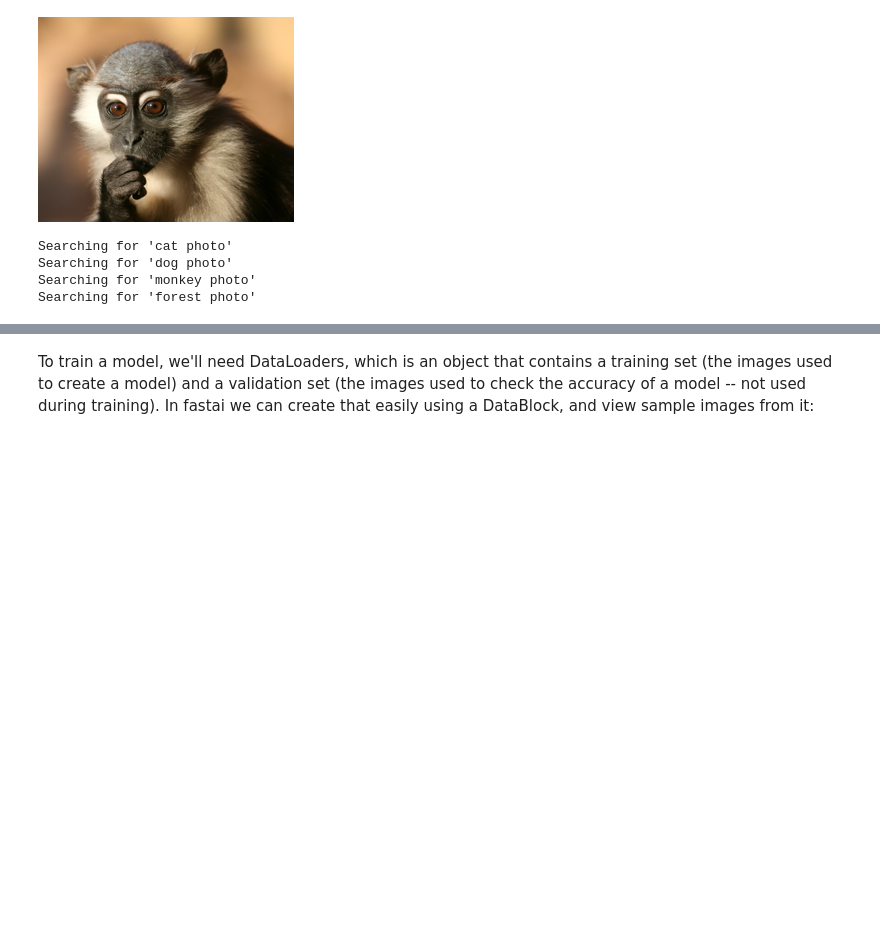
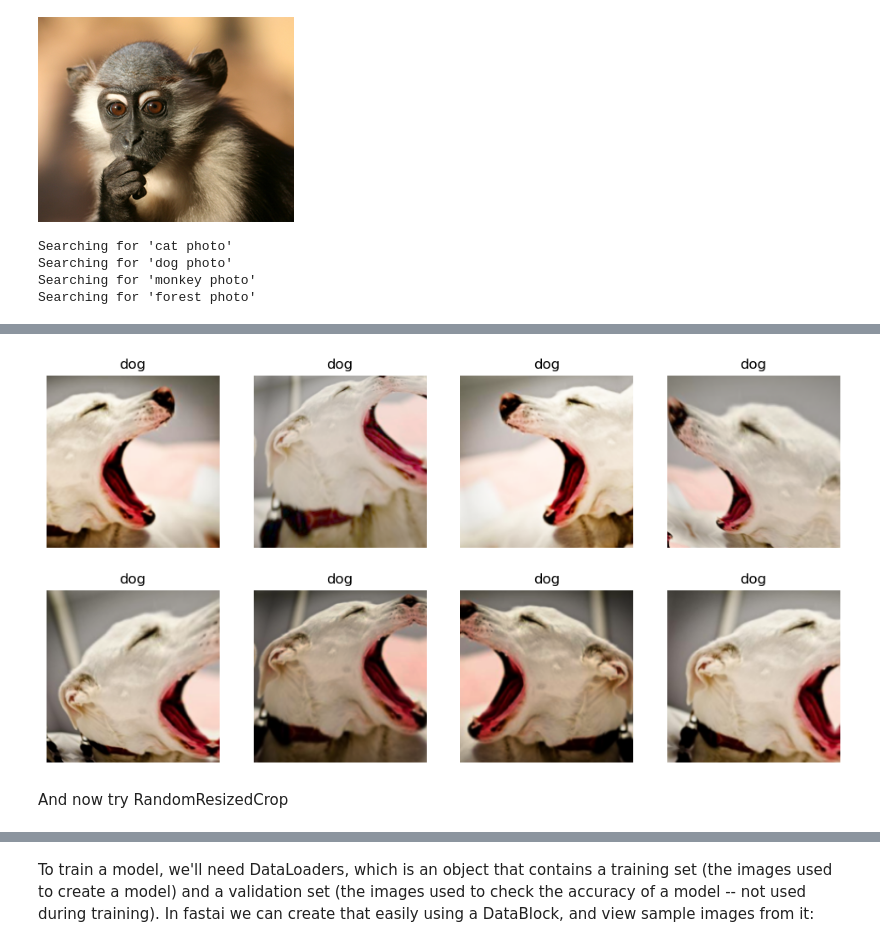
Before and after one commit to mahtabsyed/deeplearning-fastai, a Jupyter notebook: 1-deep-learning-pytorch-fastai-image-class.ipynb, the cells around one changed output, grey strips where cells are left out. Drawn from its saved outputs; the diff is of its cells as text; code cells hidden in the pictures; blank space fills up the shorter version.

```diff
--- a/1-deep-learning-pytorch-fastai-image-class.ipynb
+++ b/1-deep-learning-pytorch-fastai-image-class.ipynb
@@ -116,0 +136,9 @@ len(failed)
+# %%
+aug_images = orig_images.new(item_tfms=Resize(192), batch_tfms=aug_transforms(mult=2))
+aug_dls = aug_images.dataloaders(path, bs=32)
+# %%
+aug_dls.train.show_batch(max_n=8, nrows=2, unique=True)
+# %% [output]
+[figure, added]
+# %% [markdown]
+And now try RandomResizedCrop
```
Also changed, not shown: parts of 33 cells of this notebook, 11 other files.
